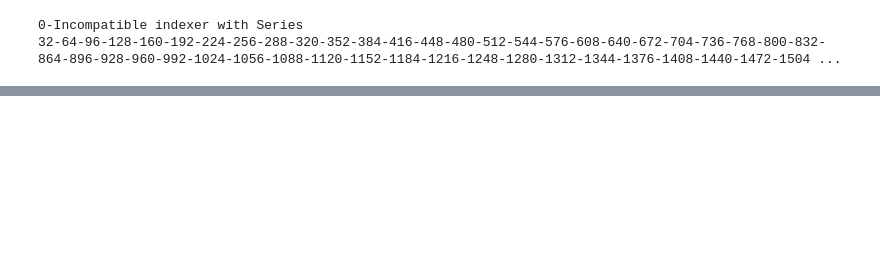
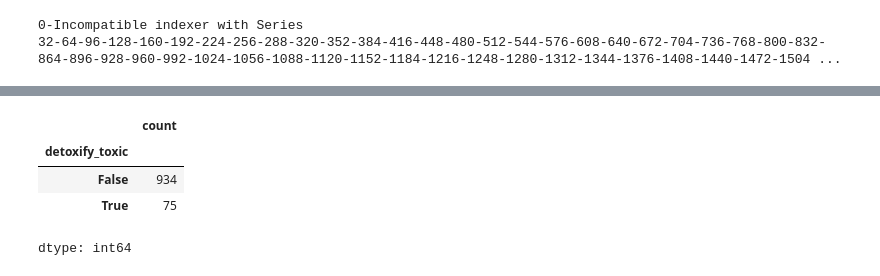
Before and after one commit to omkar-334/HateMM-benchmarks, a Jupyter notebook: moderation.ipynb, the cells around one changed output, grey strips where cells are left out. Saved outputs shown, nothing was run; the diff lists cells and outputs as text; code cells hidden in the pictures; blank space fills up the shorter version.

```diff
--- a/moderation.ipynb
+++ b/moderation.ipynb
@@ -105,0 +109,8 @@ df = pd.read_csv("hate_speech_annotations_highkappa.csv")
+# %%
+mdf[mdf["label"] != "nonhate"]["detoxify_toxic"].value_counts()
+# %% [output]
+|  | count |
+| detoxify_toxic |  |
+| False | 934 |
+| True | 75 |
+dtype: int64
```
Also changed, not shown: parts of 19 cells of this notebook, 1 other file.
